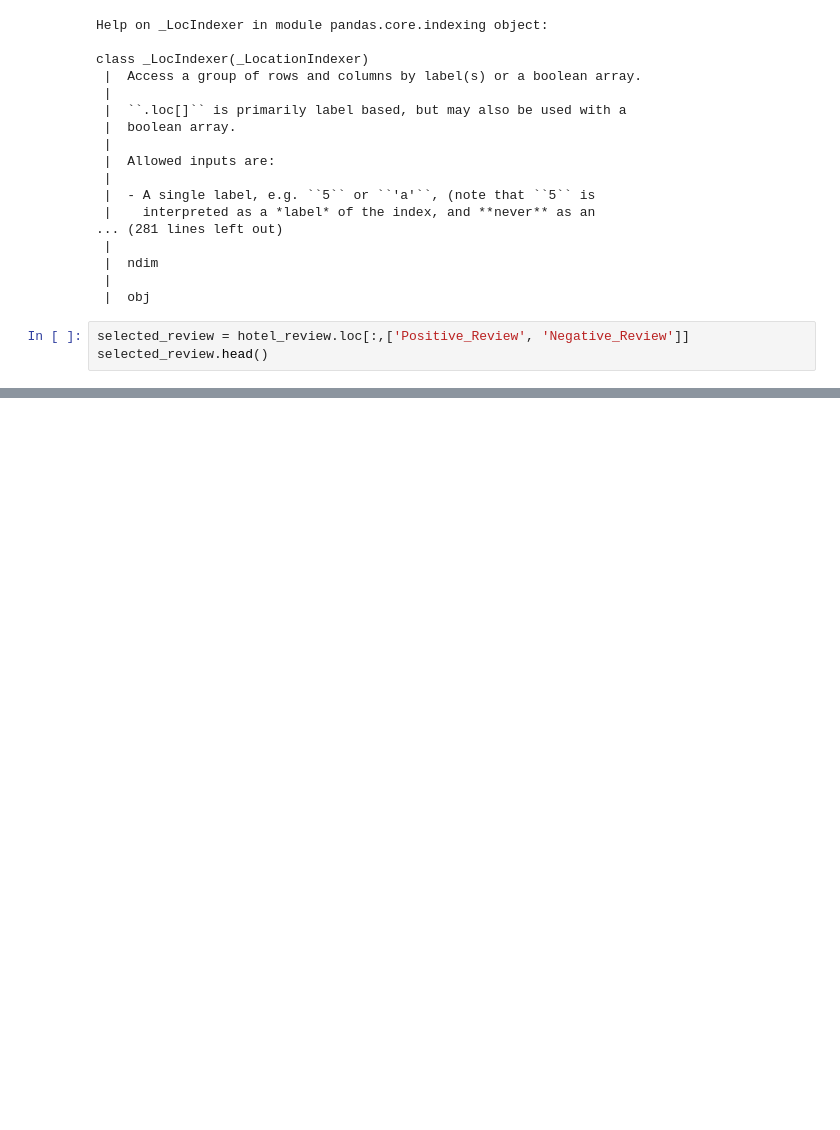
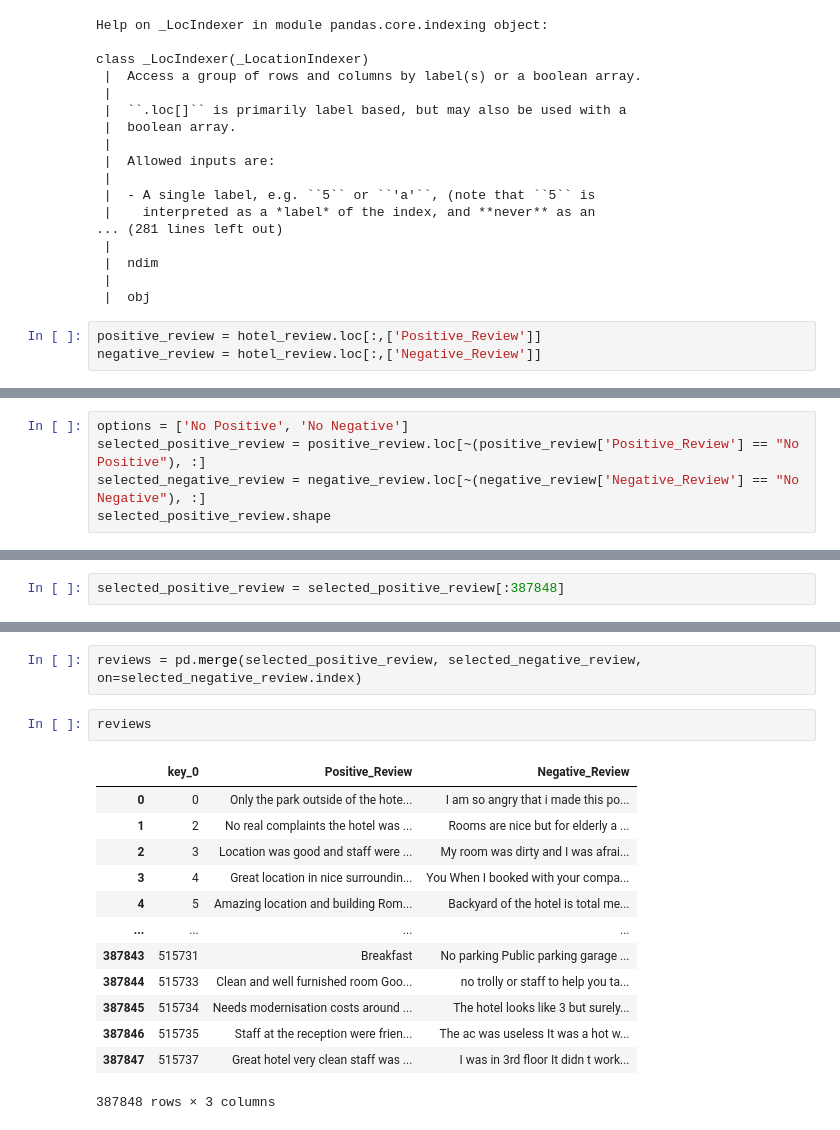
Before and after one commit to priyanshunayan/hotel-review-sentiment-analysis, a Jupyter notebook: Untitled.ipynb, the cells around one changed output, grey strips where cells are left out. Saved outputs shown, nothing was run; the diff lists cells and outputs as text; blank space fills up the shorter version.

```diff
--- a/Untitled.ipynb
+++ b/Untitled.ipynb
@@ -46,5 +46,5 @@ class _LocIndexer(_LocationIndexer)
  |
  |  obj
 # %%
-selected_review = hotel_review.loc[:,['Positive_Review', 'Negative_Review']]
-selected_review.head()
+positive_review = hotel_review.loc[:,['Positive_Review']]
+negative_review = hotel_review.loc[:,['Negative_Review']]
@@ -57,0 +53,5 @@ selected_review.head()
+# %%
+options = ['No Positive', 'No Negative']
+selected_positive_review = positive_review.loc[~(positive_review['Positive_Review'] == "No Positive"), :]
+selected_negative_review = negative_review.loc[~(negative_review['Negative_Review'] == "No Negative"), :]
+selected_positive_review.shape
@@ -57,0 +64,2 @@ selected_review.head()
+# %%
+selected_positive_review = selected_positive_review[:387848]
@@ -57,0 +86,18 @@ selected_review.head()
+# %%
+reviews = pd.merge(selected_positive_review, selected_negative_review, on=selected_negative_review.index)
+# %%
+reviews
+# %% [output]
+|  | key_0 | Positive_Review | Negative_Review |
+| 0 | 0 | Only the park outside of the hote... | I am so angry that i made this po... |
+| 1 | 2 | No real complaints the hotel was ... | Rooms are nice but for elderly a ... |
+| 2 | 3 | Location was good and staff were ... | My room was dirty and I was afrai... |
+| 3 | 4 | Great location in nice surroundin... | You When I booked with your compa... |
+| 4 | 5 | Amazing location and building Rom... | Backyard of the hotel is total me... |
+| ... | ... | ... | ... |
+| 387843 | 515731 | Breakfast | No parking Public parking garage ... |
+| 387844 | 515733 | Clean and well furnished room Goo... | no trolly or staff to help you ta... |
+| 387845 | 515734 | Needs modernisation costs around ... | The hotel looks like 3 but surely... |
+| 387846 | 515735 | Staff at the reception were frien... | The ac was useless It was a hot w... |
+| 387847 | 515737 | Great hotel very clean staff was ... | I was in 3rd floor It didn t work... |
+387848 rows × 3 columns
```
Also changed, not shown: parts of 7 cells of this notebook, 1 other file.
